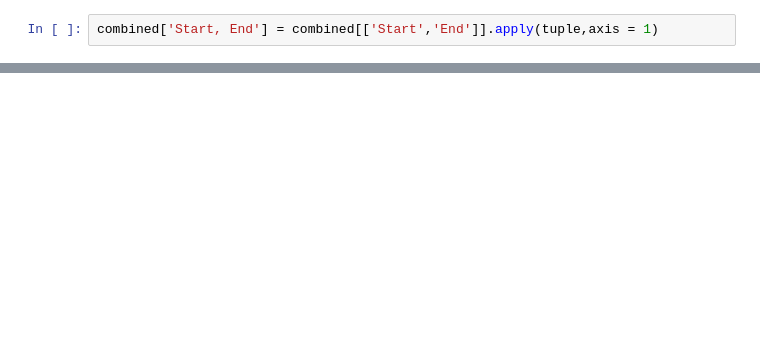
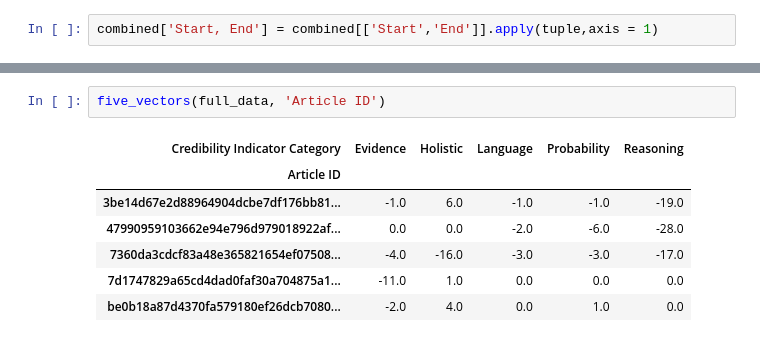
Before and after one commit to Goodly/pe-consensus-scoring, a Jupyter notebook: consensus_and_scoring/newsfeed/visualizations/test.ipynb, the cells around one changed output, grey strips where cells are left out. Drawn from its saved outputs; the diff is of its cells as text; blank space fills up the shorter version.

```diff
--- a/consensus_and_scoring/newsfeed/visualizations/test.ipynb
+++ b/consensus_and_scoring/newsfeed/visualizations/test.ipynb
@@ -108,0 +153,10 @@ data
+# %%
+five_vectors(full_data, 'Article ID')
+# %% [output]
+| Credibility Indicator Category | Evidence | Holistic | Language | Probability | Reasoning |
+| Article ID |  |  |  |  |  |
+| 3be14d67e2d88964904dcbe7df176bb81... | -1.0 | 6.0 | -1.0 | -1.0 | -19.0 |
+| 47990959103662e94e796d979018922af... | 0.0 | 0.0 | -2.0 | -6.0 | -28.0 |
+| 7360da3cdcf83a48e365821654ef07508... | -4.0 | -16.0 | -3.0 | -3.0 | -17.0 |
+| 7d1747829a65cd4dad0faf30a704875a1... | -11.0 | 1.0 | 0.0 | 0.0 | 0.0 |
+| be0b18a87d4370fa579180ef26dcb7080... | -2.0 | 4.0 | 0.0 | 1.0 | 0.0 |
```
Also changed, not shown: parts of 13 cells of this notebook.
